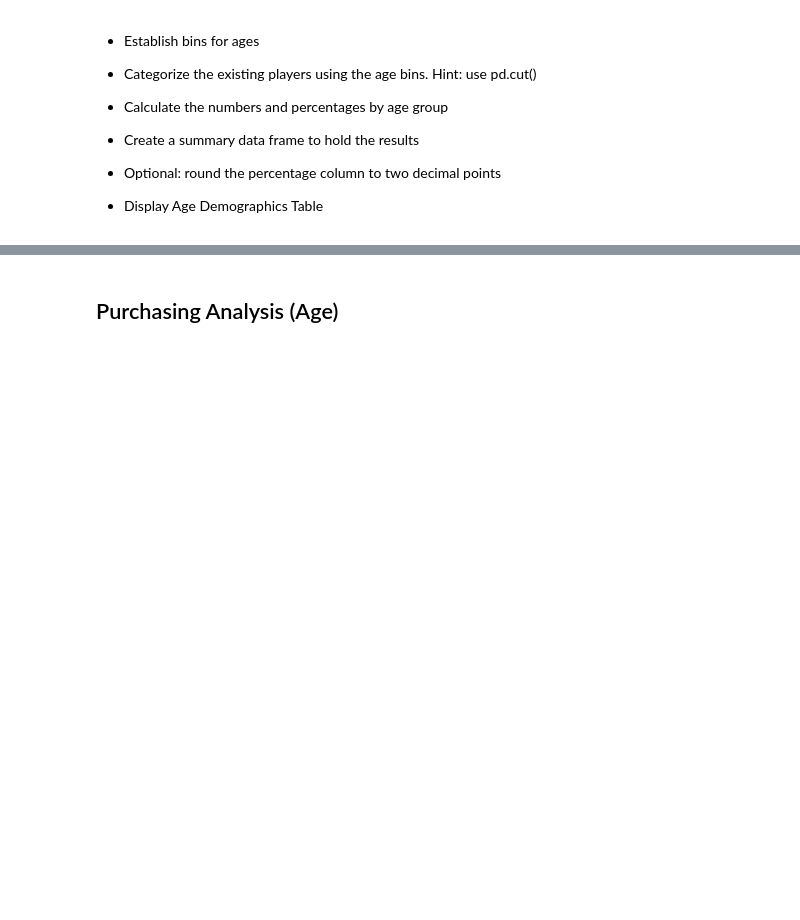
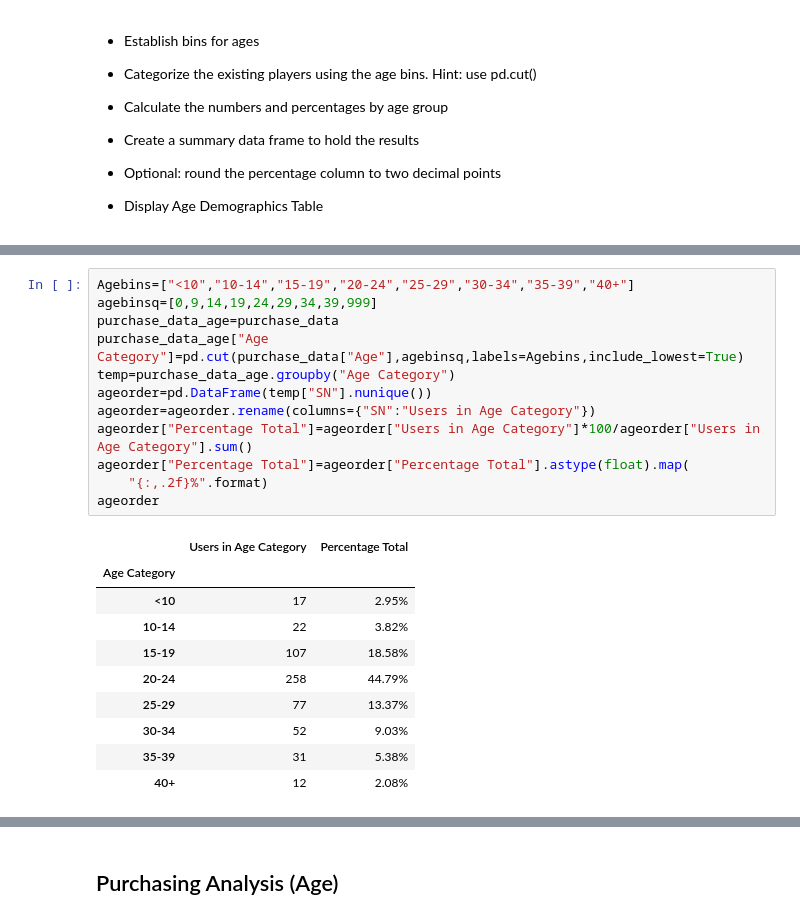
Before and after one commit to Fispit/Heroes-of-Pymoli-Analysis, a Jupyter notebook: HeroesOfPymoli/HeroesOfPymoli.ipynb, the cells around one changed output, grey strips where cells are left out. Saved outputs shown, nothing was run; the diff lists cells and outputs as text; blank space fills up the shorter version.

```diff
--- a/HeroesOfPymoli/HeroesOfPymoli.ipynb
+++ b/HeroesOfPymoli/HeroesOfPymoli.ipynb
@@ -173 +184,24 @@ genderpurchasestats__df.style.hide_index()
+# %%
+Agebins=["<10","10-14","15-19","20-24","25-29","30-34","35-39","40+"]
+agebinsq=[0,9,14,19,24,29,34,39,999]
+purchase_data_age=purchase_data
+purchase_data_age["Age Category"]=pd.cut(purchase_data["Age"],agebinsq,labels=Agebins,include_lowest=True)
+temp=purchase_data_age.groupby("Age Category")
+ageorder=pd.DataFrame(temp["SN"].nunique())
+ageorder=ageorder.rename(columns={"SN":"Users in Age Category"})
+ageorder["Percentage Total"]=ageorder["Users in Age Category"]*100/ageorder["Users in Age Category"].sum()
+ageorder["Percentage Total"]=ageorder["Percentage Total"].astype(float).map(
+    "{:,.2f}%".format)
+ageorder
+# %% [output]
+|  | Users in Age Category | Percentage Total |
+| Age Category |  |  |
+| <10 | 17 | 2.95% |
+| 10-14 | 22 | 3.82% |
+| 15-19 | 107 | 18.58% |
+| 20-24 | 258 | 44.79% |
+| 25-29 | 77 | 13.37% |
+| 30-34 | 52 | 9.03% |
+| 35-39 | 31 | 5.38% |
+| 40+ | 12 | 2.08% |
 # %%
```
Also changed, not shown: parts of 12 cells of this notebook.
